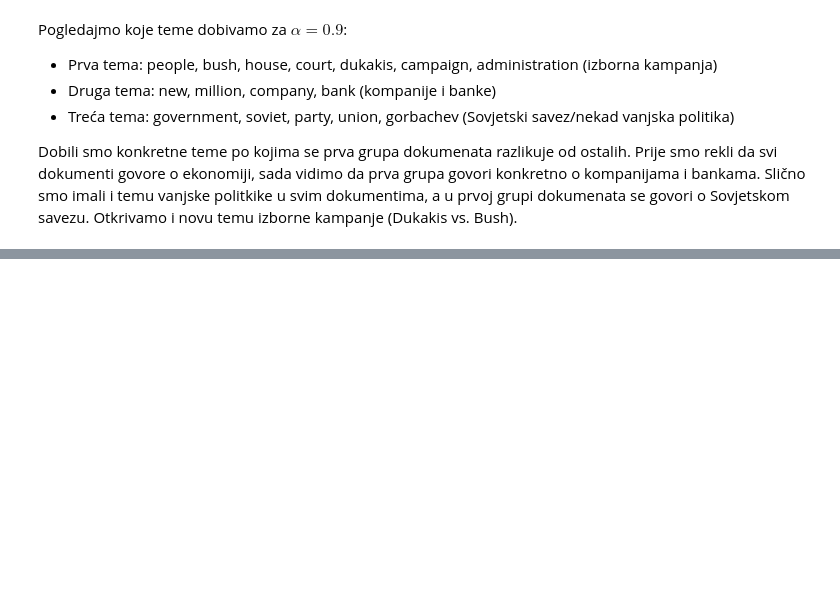
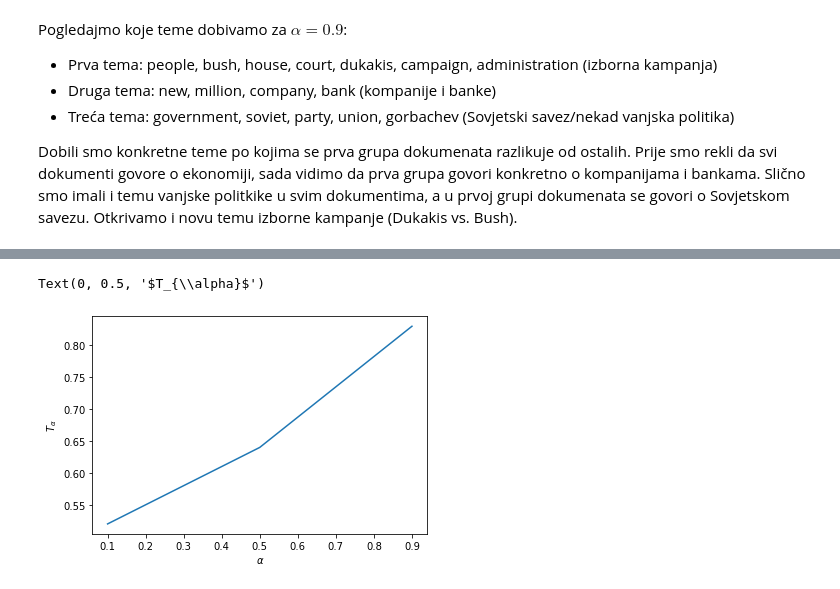
Before and after one commit to nikolasunara/USPP, a Jupyter notebook: topic_mod.ipynb, the cells around one changed output, grey strips where cells are left out. Saved outputs shown, nothing was run; the diff lists cells and outputs as text; code cells hidden in the pictures; blank space fills up the shorter version.

```diff
--- a/topic_mod.ipynb
+++ b/topic_mod.ipynb
@@ -368,0 +417,8 @@ Dobili smo konkretne teme po kojima se prva grupa dokumenata razlikuje od ostali
+# %%
+from matplotlib import pyplot as plt
+plt.plot([0.1, 0.5, 0.9], [0.52, 0.64, 0.83])
+plt.xlabel(r'$\alpha$')
+plt.ylabel(r'$T_{\alpha}$')
+# %% [output]
+Text(0, 0.5, '$T_{\\alpha}$')
+[figure, added]
```
Also changed, not shown: parts of 9 cells of this notebook.
